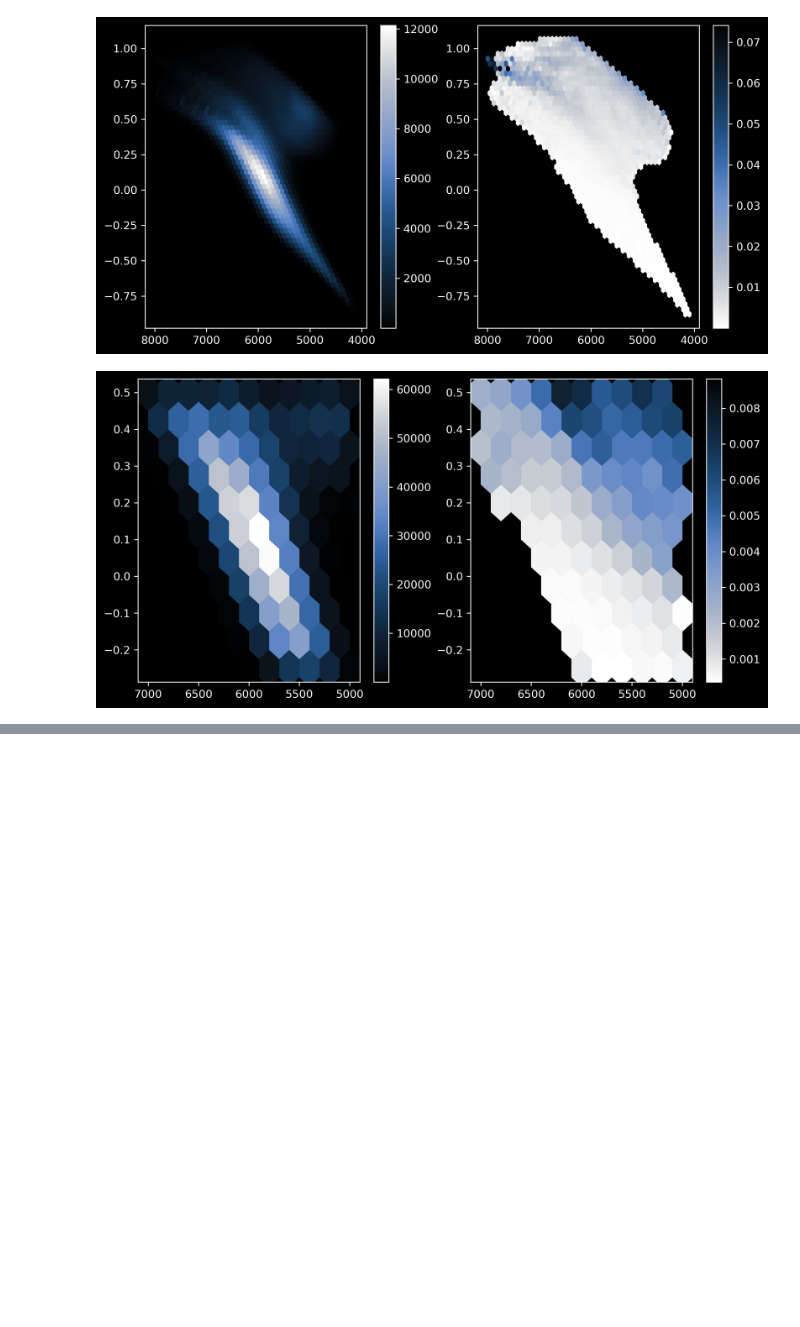
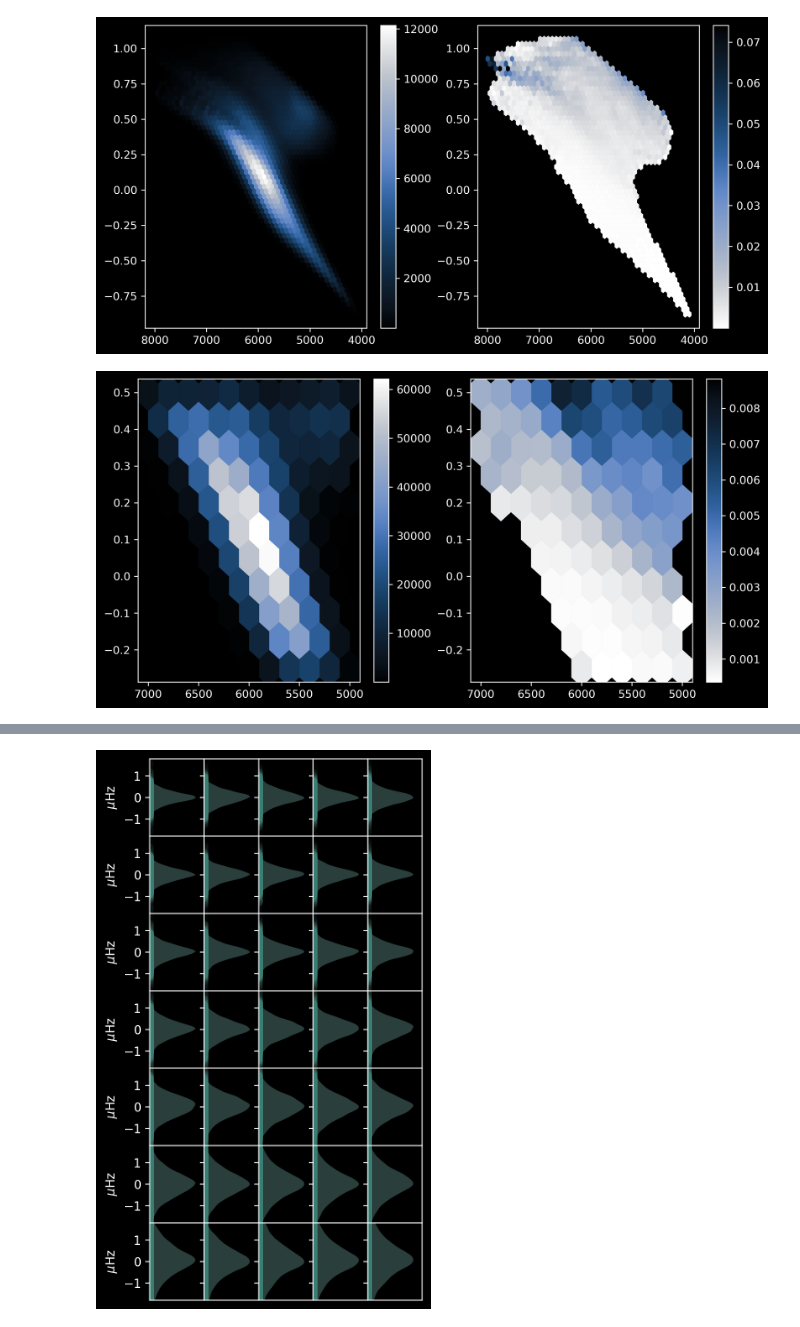
Before and after one commit to ojscutt/ultranest-pitchfork, a Jupyter notebook: tasc-poster.ipynb, the cells around one changed output, grey strips where cells are left out. Drawn from its saved outputs; the diff is of its cells as text; code cells hidden in the pictures; blank space fills up the shorter version.

```diff
--- a/tasc-poster.ipynb
+++ b/tasc-poster.ipynb
@@ -180,0 +366,78 @@ comparison_hex(df_crop, col_to_test, gridsize=10)
+# %%
+# Network astero output distributions
+
+
+def astero_violins(df, labels, sample_n=10000):
+    df = df.sample(n=sample_n)
+
+    fig, axs = plt.subplots(7, 5, figsize=(4, 8), dpi=200)
+
+    def astero_violin(ax, label):
+        residuals = df["resid_" + label]
+
+        median = np.median(residuals, axis=0)
+        violin = ax.violinplot(
+            residuals,
+            showextrema=False,
+            showmedians=False,
+            points=500,
+            widths=1.5,
+        )
+
+        body = violin["bodies"][0]
+        m = np.mean(body.get_paths()[0].vertices[:, 0])
+        body.get_paths()[0].vertices[:, 0] = np.clip(
+            body.get_paths()[0].vertices[:, 0], m, np.inf
+        )
+
+        ax.scatter(np.ones(len(residuals)), residuals, alpha=0.01)
+
+        # c = "white"
+        # ax.scatter(
+        #     1,
+        #     median + scipy.stats.median_abs_deviation(residuals),
+        #     marker="_",
+        #     c=c,
+        #     s=100,
+        # )
+        # ax.scatter(
+        #     1,
+        #     median - scipy.stats.median_abs_deviation(residuals),
+        #     marker="_",
+        #     c=c,
+        #     s=100,
+        # )
+
+        ax.xaxis.set_tick_params(labelbottom=False)
+        ax.set_xticks([])
+        ax.set_xlim([1, 1.9])
+        ax.set_ylim([-1.8, 1.8])
+
+
+    ax_i = 0
+    ax_j = 0
+    for label_idx in range(len(labels)):
+        label = labels[label_idx]
+        ax = axs[ax_i,ax_j]
+
+        astero_violin(ax, label)
+
+        if ax_j != 0:
+            ax.yaxis.set_tick_params(labelleft=False)
+
+        else:
+            ax.set_ylabel(r'$\mu$Hz')
+
+
+
+        ax_j += 1
+        if ax_j == 5:
+            ax_i += 1
+            ax_j = 0
+
+    fig.subplots_adjust(hspace=0, wspace=0)
+
+
+astero_violins(df, [f"nu_0_{i}" for i in range(6, 41)])
+# %% [output]
+[figure, added]
```
Also changed, not shown: parts of 4 cells of this notebook.
